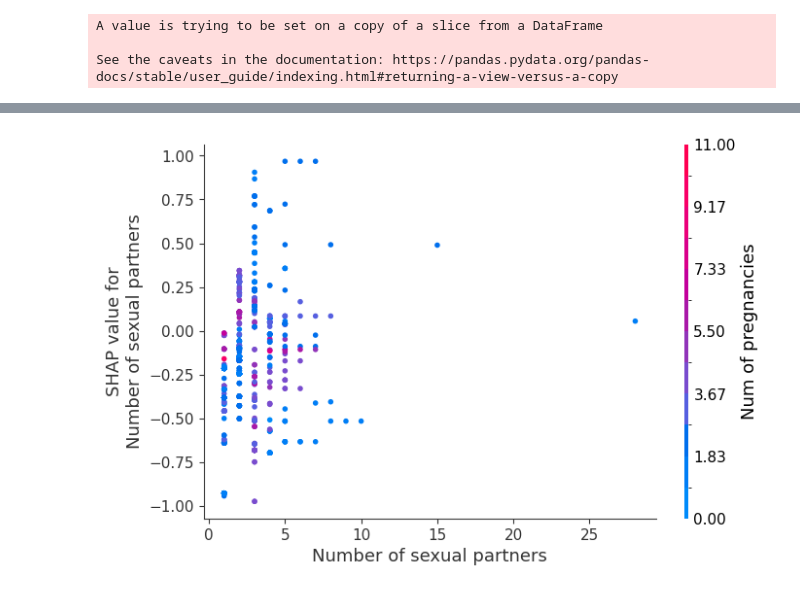
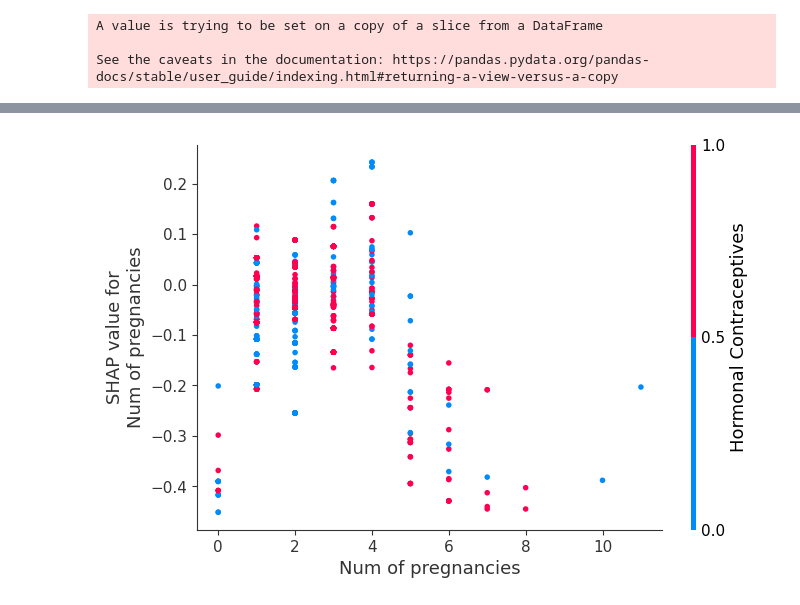
Before and after one commit to tozanni/hdw_interpretability, a Jupyter notebook: 03-Shap-Cervical-Cancer.ipynb, the cells around one changed output, grey strips where cells are left out. Drawn from its saved outputs; the diff is of its cells as text; code cells hidden in the pictures.

```diff
--- a/03-Shap-Cervical-Cancer.ipynb
+++ b/03-Shap-Cervical-Cancer.ipynb
@@ -150,4 +150,4 @@ No data for colormapping provided via 'c'. Parameters 'vmin', 'vmax' will be ign
 # %%
-shap.dependence_plot(0, shap_values[1], X)
+shap.dependence_plot("Num of pregnancies", shap_values[1], X)
 # %% [output]
-[figure, old version]
+[figure, new version]
```
Also changed, not shown: parts of 7 cells of this notebook.
